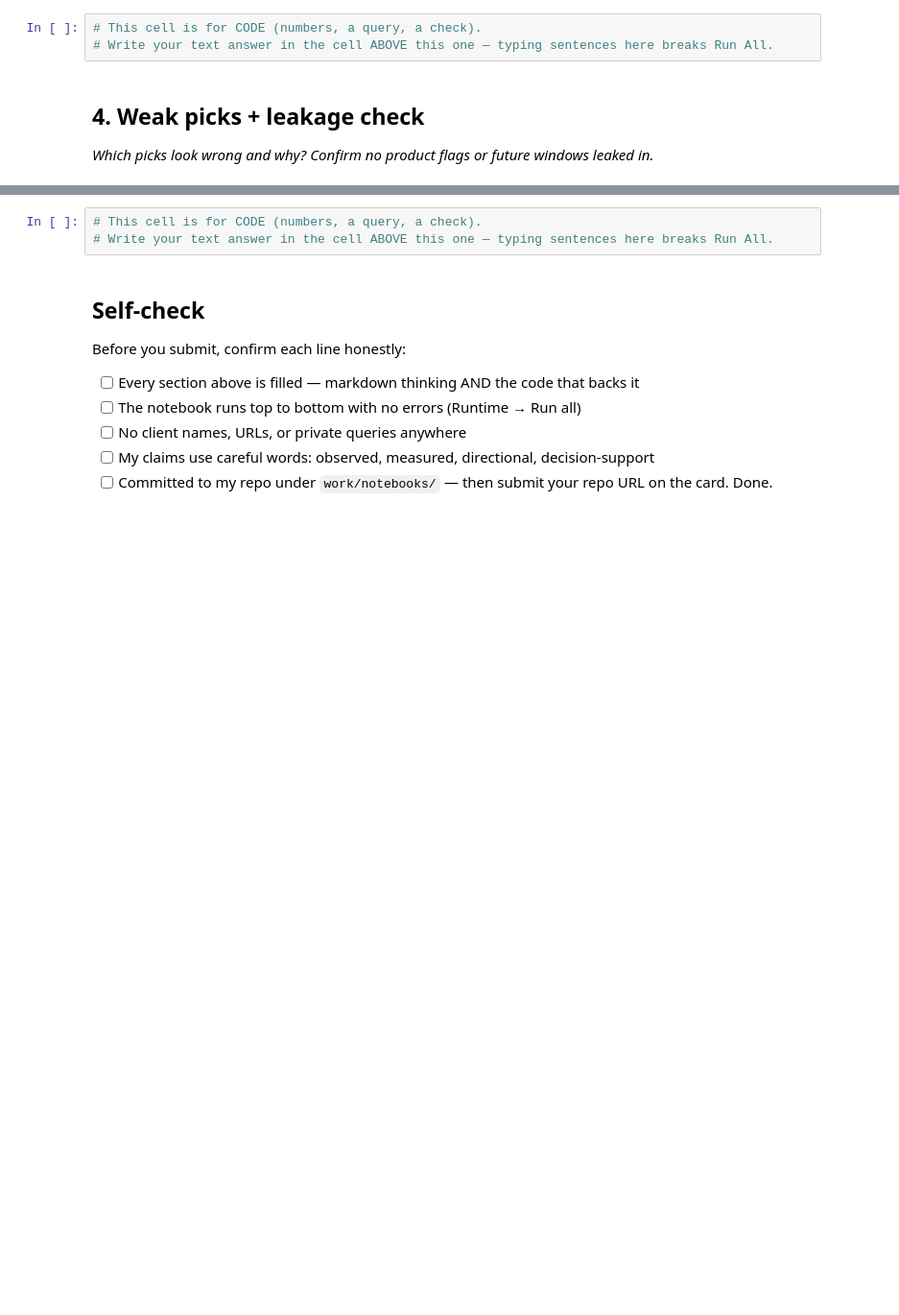
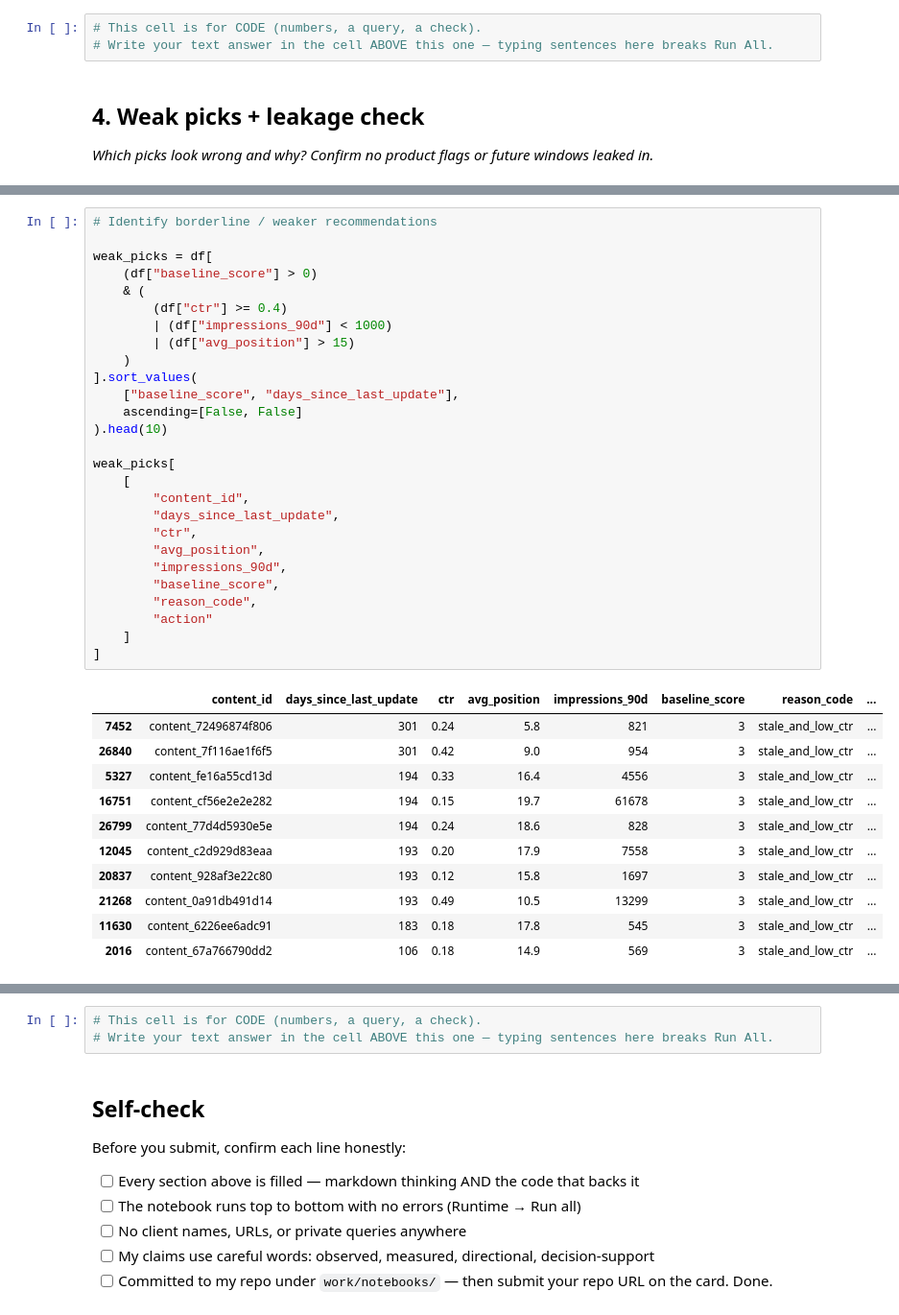
Before and after one commit to Asiya-Akhtar/flyrank-ml, a Jupyter notebook: work/notebooks/w04_baseline_score.ipynb, the cells around one changed output, grey strips where cells are left out. Shown at 96% size. Saved outputs shown, nothing was run; the diff lists cells and outputs as text; blank space fills up the shorter version.

```diff
--- a/work/notebooks/w04_baseline_score.ipynb
+++ b/work/notebooks/w04_baseline_score.ipynb
@@ -33,0 +427,39 @@ This skeleton is yours to fill. Work the sections **in order** — each one has
+# %%
+# Identify borderline / weaker recommendations
+
+weak_picks = df[
+    (df["baseline_score"] > 0)
+    & (
+        (df["ctr"] >= 0.4)
+        | (df["impressions_90d"] < 1000)
+        | (df["avg_position"] > 15)
+    )
+].sort_values(
+    ["baseline_score", "days_since_last_update"],
+    ascending=[False, False]
+).head(10)
+
+weak_picks[
+    [
+        "content_id",
+        "days_since_last_update",
+        "ctr",
+        "avg_position",
+        "impressions_90d",
+        "baseline_score",
+        "reason_code",
+        "action"
+    ]
+]
+# %% [output]
+|  | content_id | days_since_last_update | ctr | avg_position | impressions_90d | baseline_score | reason_code | ... |
+| 7452 | content_72496874f806 | 301 | 0.24 | 5.8 | 821 | 3 | stale_and_low_ctr | ... |
+| 26840 | content_7f116ae1f6f5 | 301 | 0.42 | 9.0 | 954 | 3 | stale_and_low_ctr | ... |
+| 5327 | content_fe16a55cd13d | 194 | 0.33 | 16.4 | 4556 | 3 | stale_and_low_ctr | ... |
+| 16751 | content_cf56e2e2e282 | 194 | 0.15 | 19.7 | 61678 | 3 | stale_and_low_ctr | ... |
+| 26799 | content_77d4d5930e5e | 194 | 0.24 | 18.6 | 828 | 3 | stale_and_low_ctr | ... |
+| 12045 | content_c2d929d83eaa | 193 | 0.20 | 17.9 | 7558 | 3 | stale_and_low_ctr | ... |
+| 20837 | content_928af3e22c80 | 193 | 0.12 | 15.8 | 1697 | 3 | stale_and_low_ctr | ... |
+| 21268 | content_0a91db491d14 | 193 | 0.49 | 10.5 | 13299 | 3 | stale_and_low_ctr | ... |
+| 11630 | content_6226ee6adc91 | 183 | 0.18 | 17.8 | 545 | 3 | stale_and_low_ctr | ... |
+| 2016 | content_67a766790dd2 | 106 | 0.18 | 14.9 | 569 | 3 | stale_and_low_ctr | ... |
```
Also changed, not shown: parts of 19 cells of this notebook.
